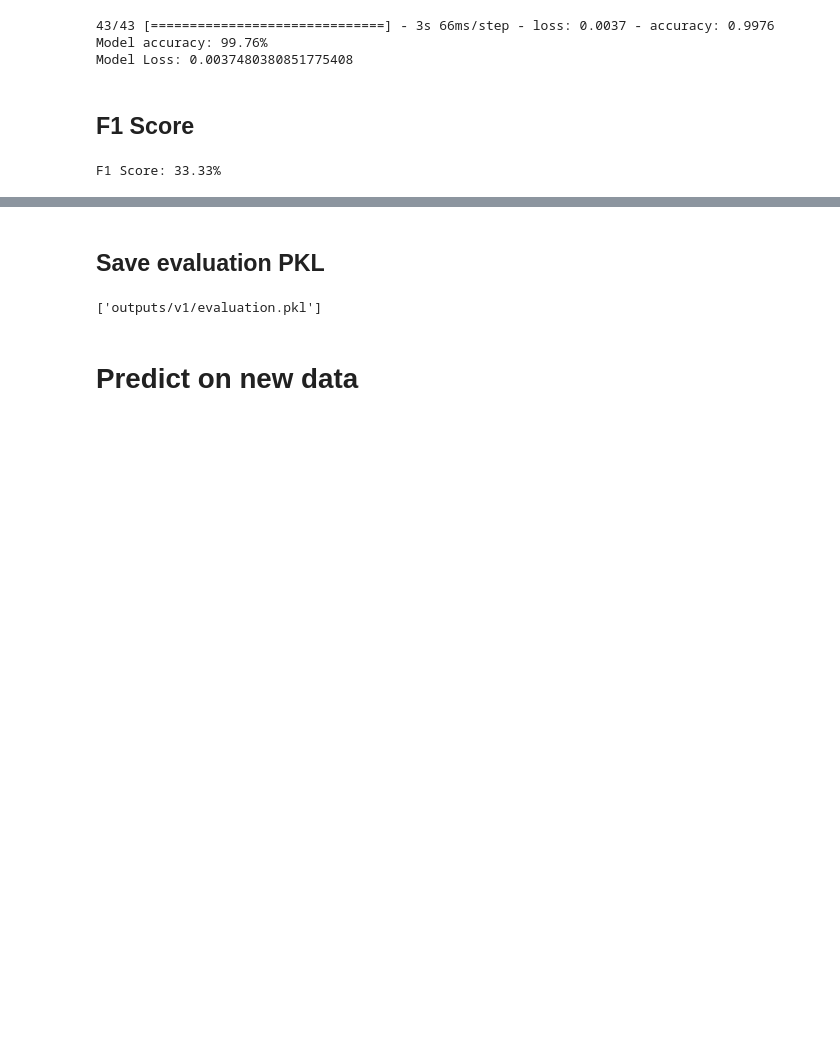
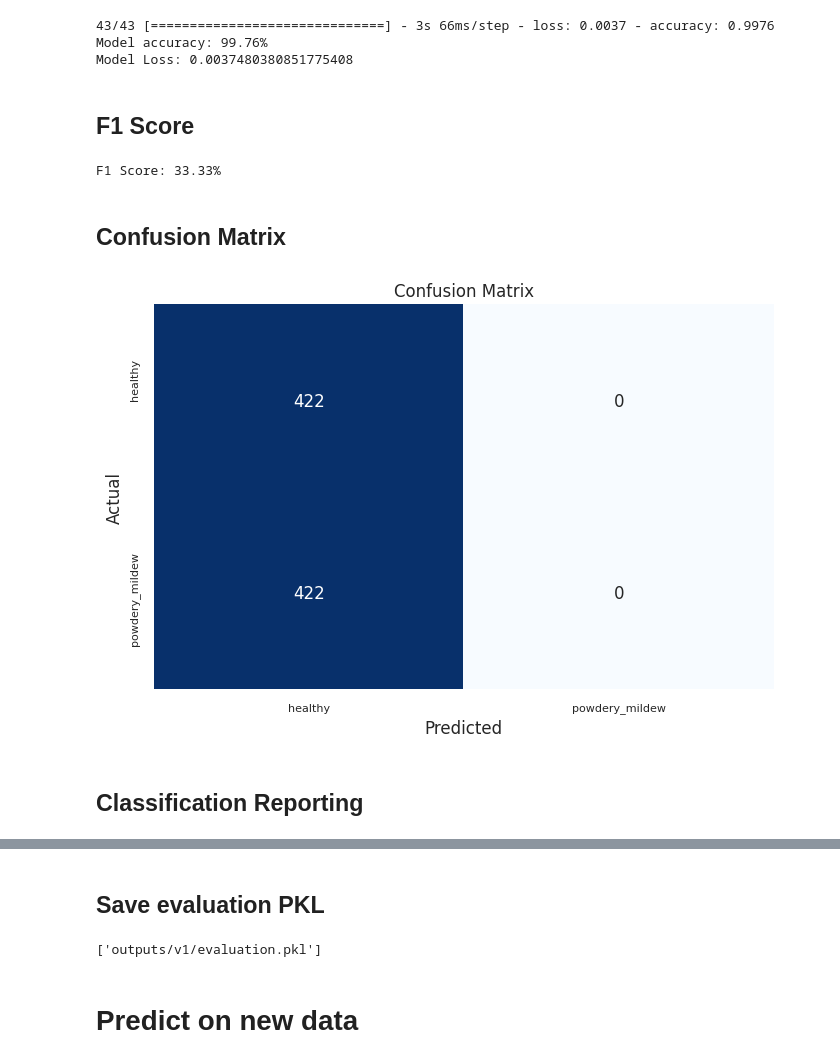
Before and after one commit to Poes93/mildew-detector, a Jupyter notebook: jupyter_notebooks/03 - ModellingEvaluating.ipynb, the cells around one changed output, grey strips where cells are left out. Saved outputs shown, nothing was run; the diff lists cells and outputs as text; code cells hidden in the pictures; blank space fills up the shorter version.

Commit message:
add classification reporting

```diff
--- a/jupyter_notebooks/03 - ModellingEvaluating.ipynb
+++ b/jupyter_notebooks/03 - ModellingEvaluating.ipynb
@@ -443,3 +443,5 @@ f1 = f1_score(y_true, y_pred, average='macro')
 print("F1 Score: {:.2f}%".format(f1 * 100))
 # %% [output]
 F1 Score: 33.33%
+# %% [markdown]
+## Confusion Matrix
@@ -445,0 +455,22 @@ F1 Score: 33.33%
+# %%
+classes = list(test_set.class_indices.keys())
+length = len(classes)
+
+plt.figure(figsize=(8, 5))
+sns.heatmap(cm, annot=True, vmin=0, fmt='g', cmap='Blues', cbar=False)
+
+plt.xticks(np.arange(length) + 0.5, classes, rotation=0, fontsize=8)
+plt.yticks(np.arange(length) + 0.3, classes, rotation=90, fontsize=8)
+
+plt.xlabel("Predicted")
+plt.ylabel("Actual")
+plt.title("Confusion Matrix")
+
+plt.savefig(f'{file_path}/confusion_matrix.png',
+            bbox_inches='tight', dpi=150)
+
+plt.show()
+# %% [output]
+[figure, added]
+# %% [markdown]
+## Classification Reporting
```
Also changed, not shown: parts of 2 cells of this notebook, 1 other file.
